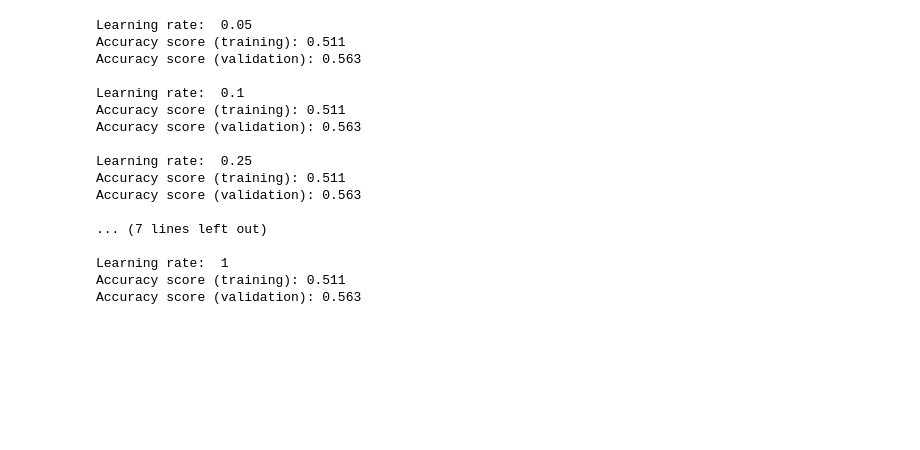
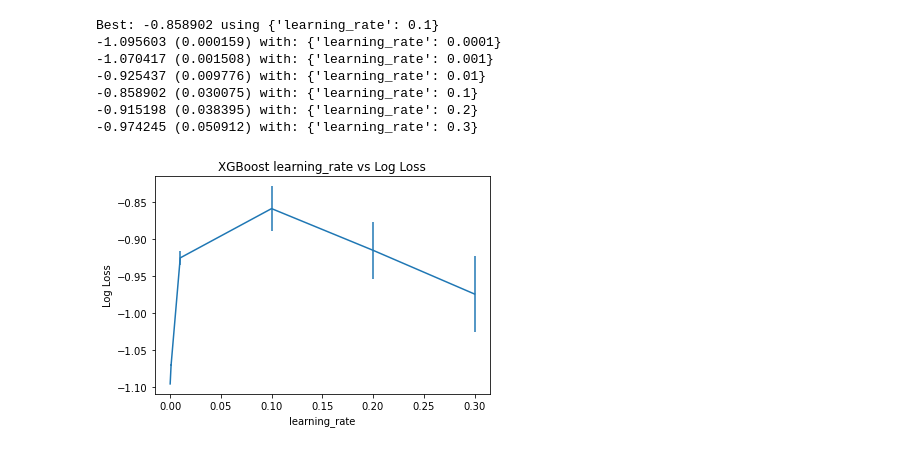
Before and after one commit to xiaodanlu/ANLY-580-Final-Project, a Jupyter notebook: Code/XGB.ipynb, the cells around one changed output. Drawn from its saved outputs; the diff is of its cells as text; code cells hidden in the pictures; blank space fills up the shorter version.

```diff
--- a/Code/XGB.ipynb
+++ b/Code/XGB.ipynb
@@ -34,11 +47,0 @@ x_test = x_scaler.transform(x_test)
-# %%
-learning_rates = [0.05, 0.1, 0.25, 0.5, 0.75, 1]
-for learning_rate in learning_rates:
-    model = GradientBoostingClassifier(n_estimators=20,learning_rate=learning_rate,max_features=2,max_depth=3,random_state=0)
-
-    model.fit(x_train,y_train.ravel())
-    print("Learning rate: ", learning_rate)
-
-    print("Accuracy score (training): {0:.3f}".format(model.score(x_train, y_train.ravel())))
-    print("Accuracy score (validation): {0:.3f}".format(model.score(x_test, y_test.ravel())))
-    print()
@@ -104,41 +48,24 @@ Accuracy score (validation): 0.514
-# %%
-x3 = df[['sentiment']]
-x3 = pd.get_dummies(x3,columns=["sentiment"])
-y3 = df['Label_delayed_2Days']
-x3_train,x3_test,y3_train,y3_test = train_test_split(x3,y3,train_size=0.8,random_state=123)
-y3_train = y3_train.values.reshape(-1,1)
-y3_test = y3_test.values.reshape(-1,1)
-
-scaler = StandardScaler()
-x3_scaler = scaler.fit(x3_train)
-x3_train = x3_scaler.transform(x3_train)
-x3_test = x3_scaler.transform(x3_test)
-
-learning_rates = [0.05, 0.1, 0.25, 0.5, 0.75, 1]
-for learning_rate in learning_rates:
-    model = GradientBoostingClassifier(n_estimators=20,learning_rate=learning_rate,max_features=2,max_depth=3,random_state=0)
-
-    model.fit(x3_train,y3_train.ravel())
-    print("Learning rate: ", learning_rate)
-
-    print("Accuracy score (training): {0:.3f}".format(model.score(x3_train, y3_train.ravel())))
-    print("Accuracy score (validation): {0:.3f}".format(model.score(x3_test, y3_test.ravel())))
-    print()
-# %% [output]
-Learning rate:  0.05
-Accuracy score (training): 0.511
-Accuracy score (validation): 0.563
-
-Learning rate:  0.1
-Accuracy score (training): 0.511
-Accuracy score (validation): 0.563
-
-Learning rate:  0.25
-Accuracy score (training): 0.511
-Accuracy score (validation): 0.563
-
-... (7 lines left out)
-
-Learning rate:  1
-Accuracy score (training): 0.511
-Accuracy score (validation): 0.563
+# %%
+model = XGBClassifier()
+learning_rate = [0.0001, 0.001, 0.01, 0.1, 0.2, 0.3]
+param_grid = dict(learning_rate=learning_rate)
+kfold = StratifiedKFold(n_splits=10, shuffle=True, random_state=7)
+grid_search = GridSearchCV(model, param_grid, scoring="neg_log_loss", n_jobs=-1, cv=kfold)
+grid_result = grid_search.fit(x_train, y_train)
+
+# summarize results
+print("Best: %f using %s" % (grid_result.best_score_, grid_result.best_params_))
+means = grid_result.cv_results_['mean_test_score']
+stds = grid_result.cv_results_['std_test_score']
+params = grid_result.cv_results_['params']
+for mean, stdev, param in zip(means, stds, params):
+    print("%f (%f) with: %r" % (mean, stdev, param))
+# %% [output]
+Best: -0.858902 using {'learning_rate': 0.1}
+-1.095603 (0.000159) with: {'learning_rate': 0.0001}
+-1.070417 (0.001508) with: {'learning_rate': 0.001}
+-0.925437 (0.009776) with: {'learning_rate': 0.01}
+-0.858902 (0.030075) with: {'learning_rate': 0.1}
+-0.915198 (0.038395) with: {'learning_rate': 0.2}
+-0.974245 (0.050912) with: {'learning_rate': 0.3}
+[figure, added]
```
Also changed, not shown: parts of 13 cells of this notebook.
